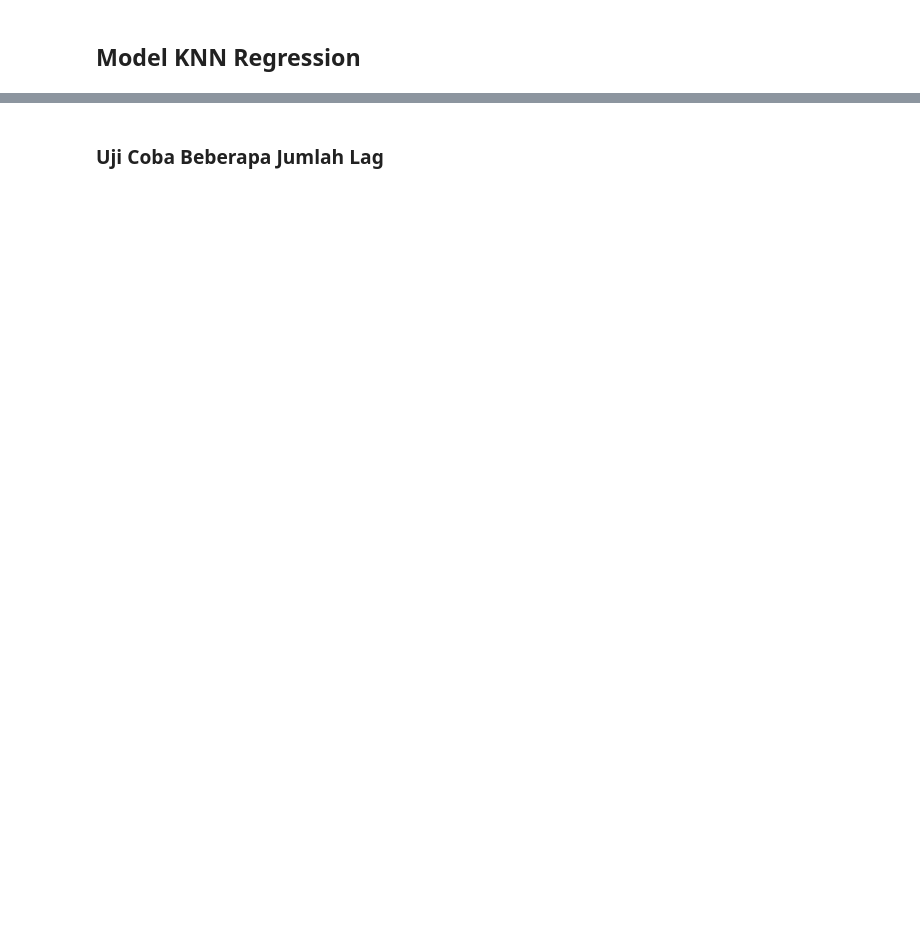
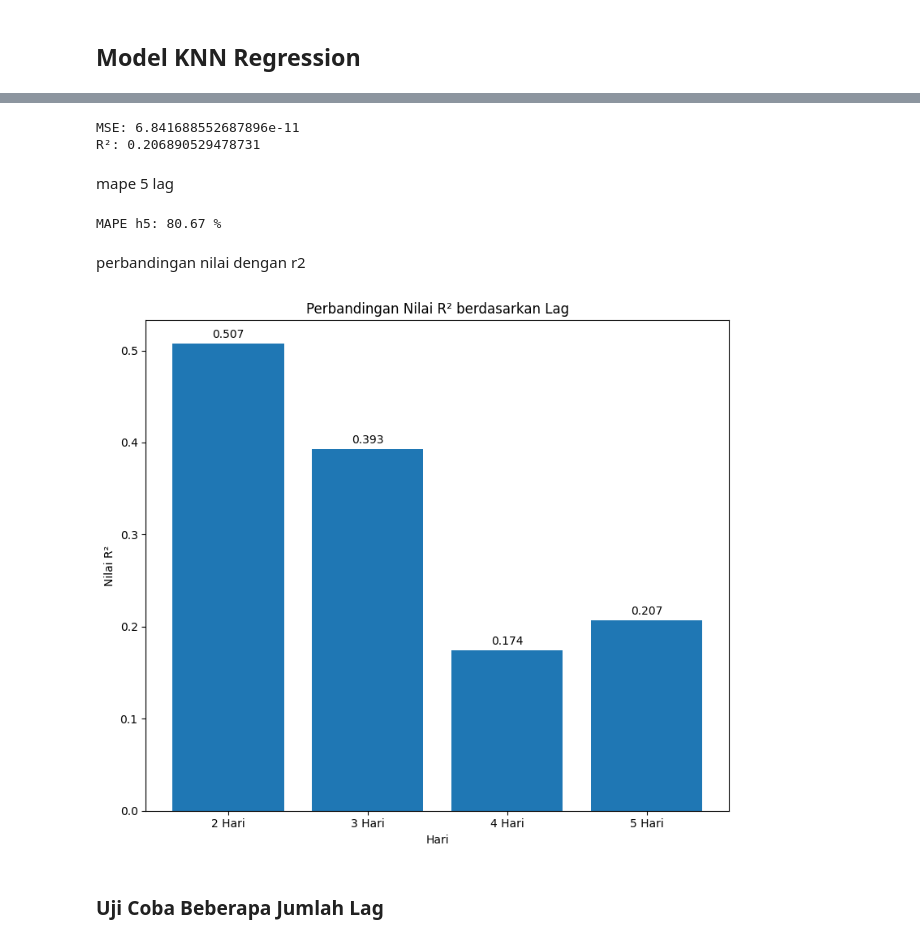
Before and after one commit to myyerr/PSD, a Jupyter notebook: _sources/timeseries.ipynb, the cells around one changed output, grey strips where cells are left out. Drawn from its saved outputs; the diff is of its cells as text; code cells hidden in the pictures; blank space fills up the shorter version.

```diff
--- a/_sources/timeseries.ipynb
+++ b/_sources/timeseries.ipynb
@@ -171,0 +175,5 @@ Pada tahap ini akan di bentuk data supervised supaya bisa di proses di knn nanti
+# %%
+h2 = new_df
+h3 = new_df
+h4 = new_df
+h5 = new_df
@@ -298,2 +482,76 @@ R² Score: 0.0000
+# %%
+X = h5.drop(columns=['NO2'])
+y = h5['NO2']
+
+X_train, X_test, y_train, y_test = train_test_split(X, y, test_size=0.3, random_state=42)
+
+# 🔹 Ganti scaler di sini
+scaler = MinMaxScaler()
+X_train_scaled = scaler.fit_transform(X_train)
+X_test_scaled = scaler.transform(X_test)
+
+# 🔹 Model KNN
+knn = KNeighborsRegressor(n_neighbors=7)
+knn.fit(X_train_scaled, y_train)
+
+# 🔹 Prediksi & evaluasi
+h5_predict = knn.predict(X_test_scaled)
+r2_h5 = r2_score(y_test, h5_predict)
+mse_h5 = mean_squared_error(y_test, h5_predict)
+
+print("MSE:", mse_h5)
+print("R²:", r2_h5)
+# %% [output]
+MSE: 6.841688552687896e-11
+R²: 0.206890529478731
+# %% [markdown]
+mape 5 lag
+# %%
+# --- Modelling Data h1 dan h5 ---
+X = h5.drop(columns=['NO2'])
+y = h5['NO2']
+
+X_train, X_test, y_train, y_test = train_test_split(X, y, test_size=0.3, random_state=42)
+
+scaler_h5 = MinMaxScaler()
+X_train_scaled = scaler_h5.fit_transform(X_train)
+X_test_scaled = scaler_h5.transform(X_test)
+
+knn_h5 = KNeighborsRegressor(n_neighbors=7)
+knn_h5.fit(X_train_scaled, y_train)
+h5_predict = knn_h5.predict(X_test_scaled)
+
+# --- Perhitungan MAPE ---
+mape_h5 = mean_absolute_percentage_error(y_test, h5_predict)
+print(f"MAPE h5: {mape_h5:.2f} %")
+
+# --- Simpan Skor ---
+scores = {
+    'Lag': 'h1-h5',  # <-- Label yang benar
+    'MAPE': mape_h5
+}
+list_scores.append(scores)
+# %% [output]
+MAPE h5: 80.67 %
+# %% [markdown]
+perbandingan nilai dengan r2
+# %%
+x = ['2 Hari', '3 Hari', '4 Hari', '5 Hari']
+y = [r2_h2, r2_h3, r2_h4, r2_h5]
+knn = KNeighborsRegressor(n_neighbors=2)
+
+fig, ax = plt.subplots(figsize=(8, 7))
+bars = ax.bar(x, y)
+
+ax.set_title("Perbandingan Nilai R² berdasarkan Lag")
+ax.set_xlabel("Hari")
+ax.set_ylabel("Nilai R²")
+
+ax.bar_label(bars, fmt='%.3f', padding=3)
+
+plt.tight_layout()
+plt.show()
+# %% [output]
+[figure, added]
 # %% [markdown]
 ### Uji Coba Beberapa Jumlah Lag
```
Also changed, not shown: parts of 48 cells of this notebook, 9 other files.
